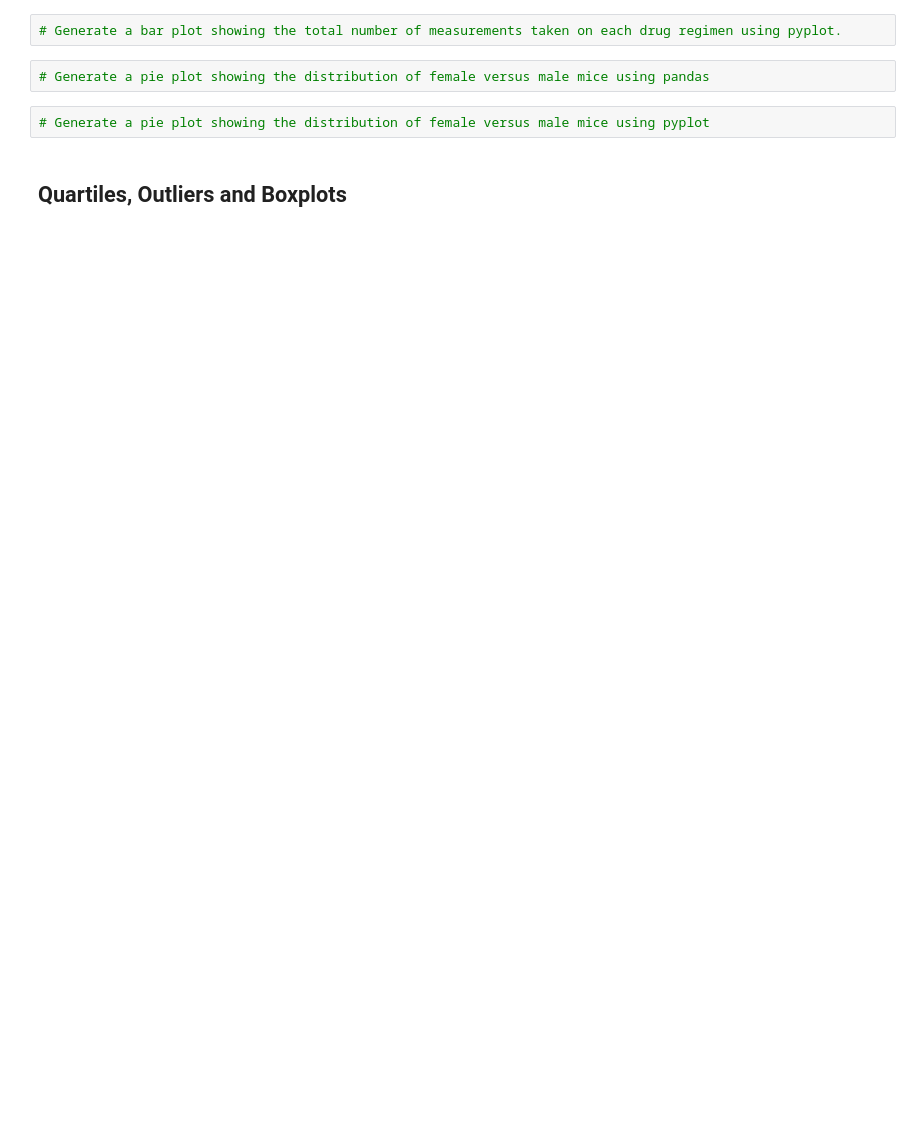
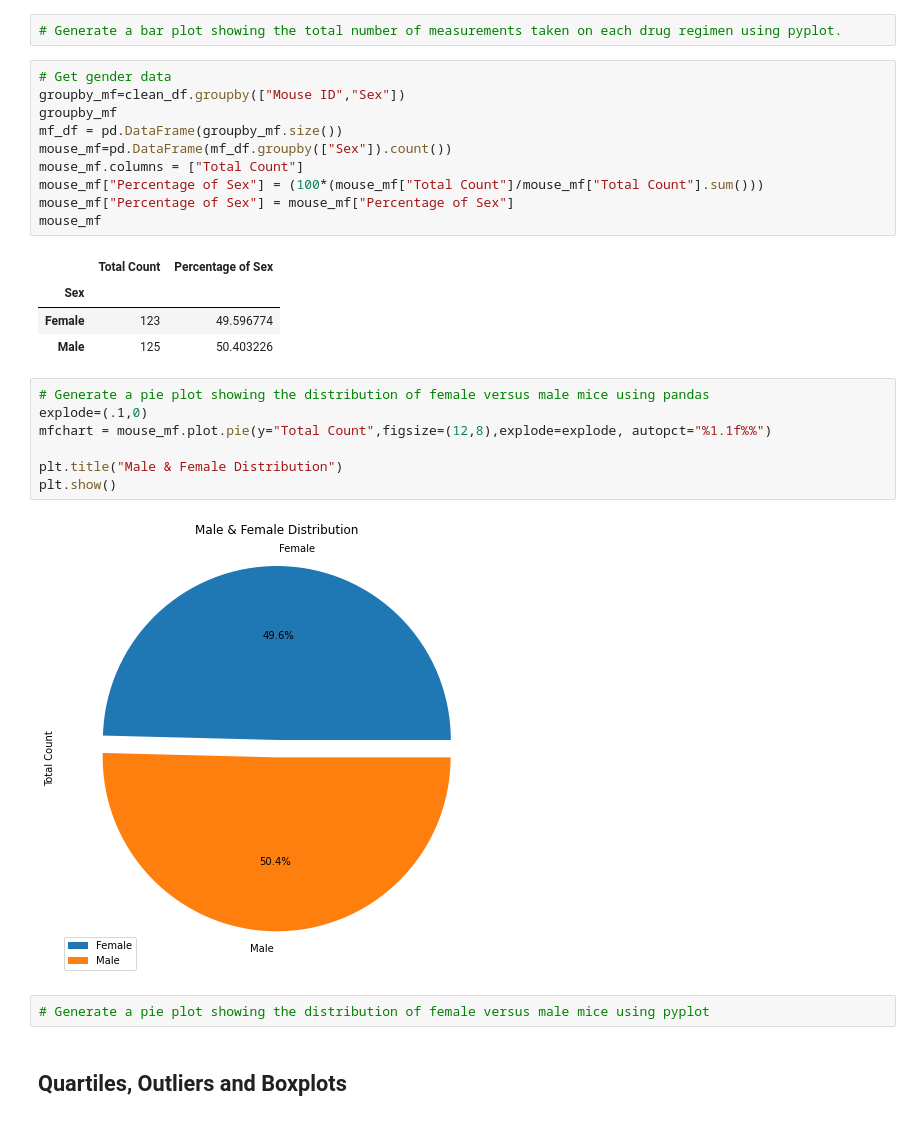
Before and after one commit to leahdill/matplotlib-pymaceuticals, a Jupyter notebook: Pymaceuticals/pymaceuticals_starter.ipynb, the cells around one changed output. Drawn from its saved outputs; the diff is of its cells as text; blank space fills up the shorter version.

```diff
--- a/Pymaceuticals/pymaceuticals_starter.ipynb
+++ b/Pymaceuticals/pymaceuticals_starter.ipynb
@@ -200,7 +212,29 @@ regimen_summary
 # %%
 # Generate a bar plot showing the total number of measurements taken on each drug regimen using pyplot.
+# %%
+# Get gender data
+groupby_mf=clean_df.groupby(["Mouse ID","Sex"])
+groupby_mf
+mf_df = pd.DataFrame(groupby_mf.size())
+mouse_mf=pd.DataFrame(mf_df.groupby(["Sex"]).count())
+mouse_mf.columns = ["Total Count"]
+mouse_mf["Percentage of Sex"] = (100*(mouse_mf["Total Count"]/mouse_mf["Total Count"].sum()))
+mouse_mf["Percentage of Sex"] = mouse_mf["Percentage of Sex"]
+mouse_mf
+# %% [output]
+|  | Total Count | Percentage of Sex |
+| Sex |  |  |
+| Female | 123 | 49.596774 |
+| Male | 125 | 50.403226 |
 # %%
 # Generate a pie plot showing the distribution of female versus male mice using pandas
+explode=(.1,0)
+mfchart = mouse_mf.plot.pie(y="Total Count",figsize=(12,8),explode=explode, autopct="%1.1f%%")
+
+plt.title("Male & Female Distribution")
+plt.show()
+# %% [output]
+[figure, added]
 # %%
 # Generate a pie plot showing the distribution of female versus male mice using pyplot
 # %% [markdown]
```
Also changed, not shown: parts of 7 cells of this notebook.
